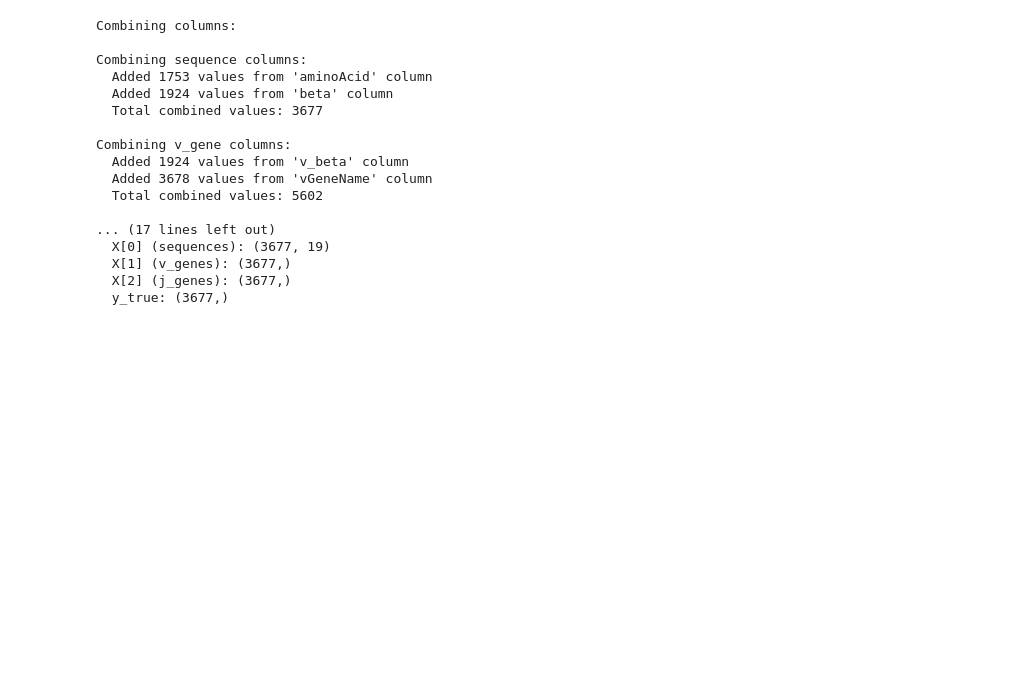
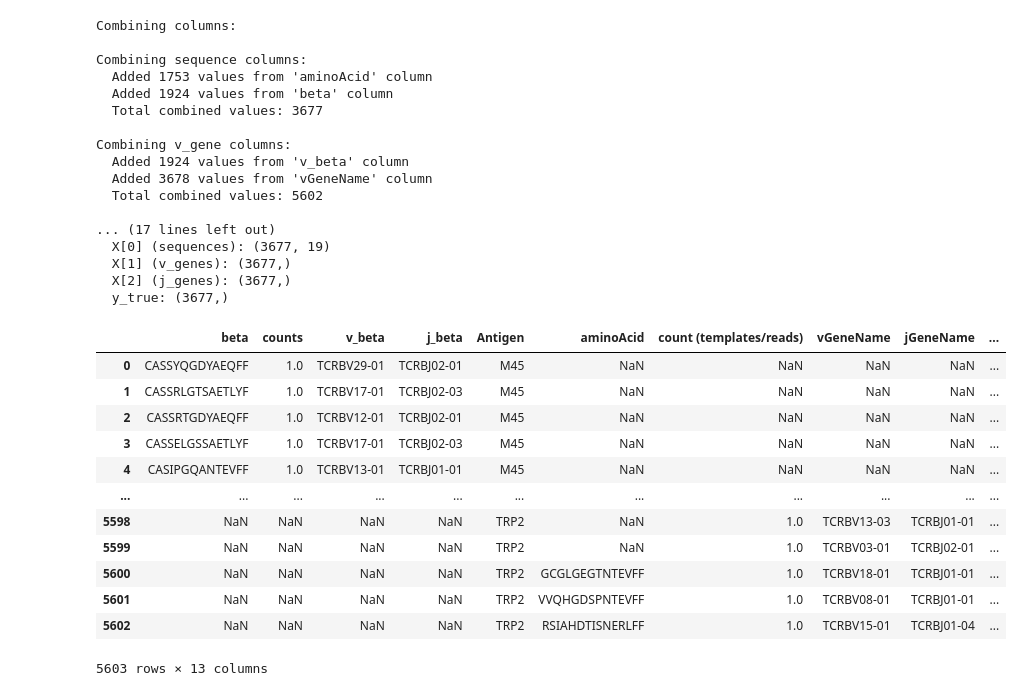
Before and after one commit to samhuann/DeepTCR-2, a Jupyter notebook: new_loader_cnn.ipynb, the cells around one changed output. Drawn from its saved outputs; the diff is of its cells as text; code cells hidden in the pictures; blank space fills up the shorter version.

```diff
--- a/new_loader_cnn.ipynb
+++ b/new_loader_cnn.ipynb
@@ -460,6 +462,22 @@ Combining v_gene columns:
   y_true: (3677,)
 # %%
 from utils import KerasCrossValidation
+# %%
+df
+# %% [output]
+|  | beta | counts | v_beta | j_beta | Antigen | aminoAcid | count (templates/reads) | vGeneName | jGeneName | ... |
+| 0 | CASSYQGDYAEQFF | 1.0 | TCRBV29-01 | TCRBJ02-01 | M45 | NaN | NaN | NaN | NaN | ... |
+| 1 | CASSRLGTSAETLYF | 1.0 | TCRBV17-01 | TCRBJ02-03 | M45 | NaN | NaN | NaN | NaN | ... |
+| 2 | CASSRTGDYAEQFF | 1.0 | TCRBV12-01 | TCRBJ02-01 | M45 | NaN | NaN | NaN | NaN | ... |
+| 3 | CASSELGSSAETLYF | 1.0 | TCRBV17-01 | TCRBJ02-03 | M45 | NaN | NaN | NaN | NaN | ... |
+| 4 | CASIPGQANTEVFF | 1.0 | TCRBV13-01 | TCRBJ01-01 | M45 | NaN | NaN | NaN | NaN | ... |
+| ... | ... | ... | ... | ... | ... | ... | ... | ... | ... | ... |
+| 5598 | NaN | NaN | NaN | NaN | TRP2 | NaN | 1.0 | TCRBV13-03 | TCRBJ01-01 | ... |
+| 5599 | NaN | NaN | NaN | NaN | TRP2 | NaN | 1.0 | TCRBV03-01 | TCRBJ02-01 | ... |
+| 5600 | NaN | NaN | NaN | NaN | TRP2 | GCGLGEGTNTEVFF | 1.0 | TCRBV18-01 | TCRBJ01-01 | ... |
+| 5601 | NaN | NaN | NaN | NaN | TRP2 | VVQHGDSPNTEVFF | 1.0 | TCRBV08-01 | TCRBJ01-01 | ... |
+| 5602 | NaN | NaN | NaN | NaN | TRP2 | RSIAHDTISNERLFF | 1.0 | TCRBV15-01 | TCRBJ01-04 | ... |
+5603 rows × 13 columns
 # %%
 df_valid = df.loc[df['aminoAcid'].isna()]
 df_valid
```
Also changed, not shown: parts of 8 cells of this notebook, 9 other files.
